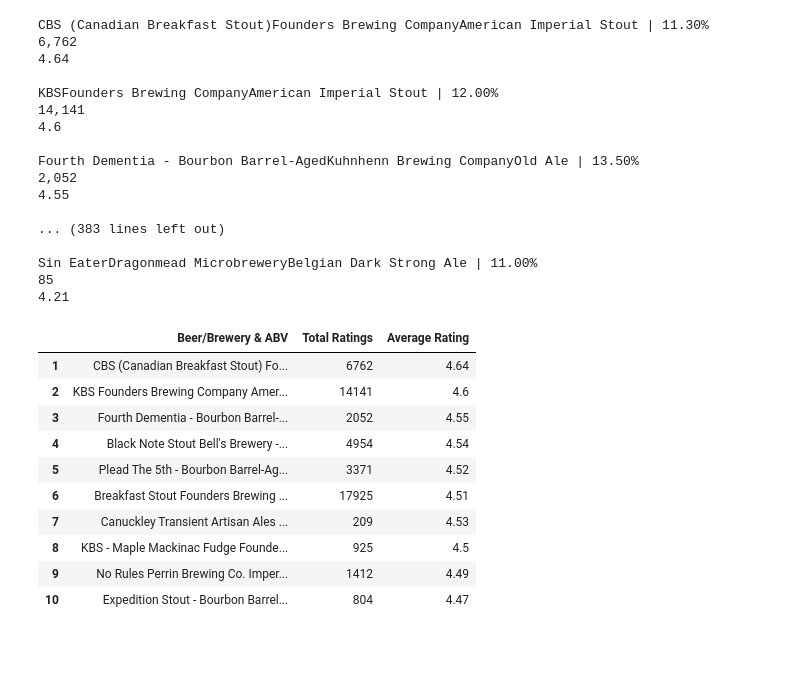
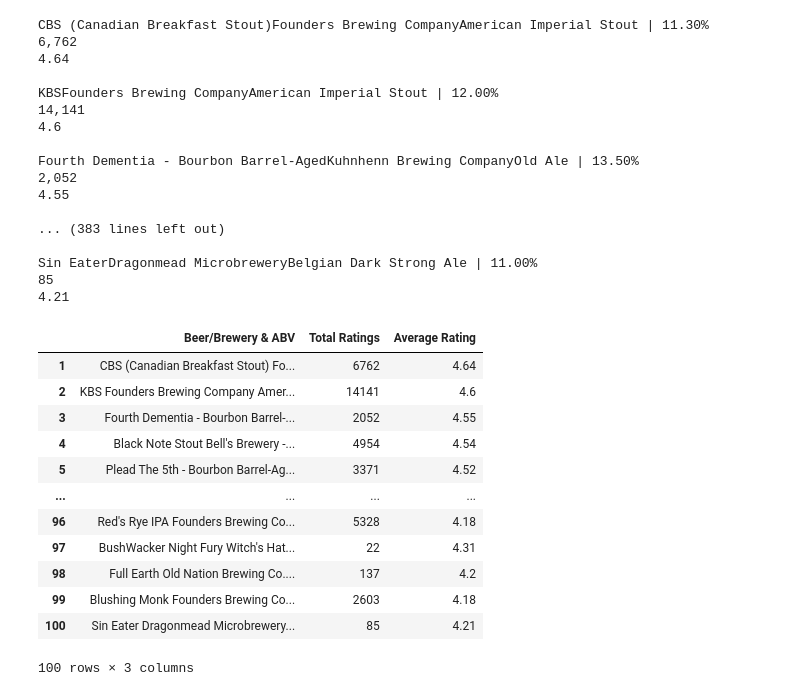
Before and after one commit to ALecznar/Craft_Beer_Project_3, a Jupyter notebook: beer_scraping.ipynb, the cells around one changed output. Drawn from its saved outputs; the diff is of its cells as text; code cells hidden in the pictures; blank space fills up the shorter version.

```diff
--- a/beer_scraping.ipynb
+++ b/beer_scraping.ipynb
@@ -64,31 +64,33 @@ Fourth Dementia - Bourbon Barrel-AgedKuhnhenn Brewing CompanyOld Ale | 13.50%
 Sin EaterDragonmead MicrobreweryBelgian Dark Strong Ale | 11.00%
 85
 4.21
-# %%
-beer_list_df = pd.read_html(webpage)
-
-# Select the first DataFrame from the list (you can specify the index you want)
-beer_list_df_2 = beer_list_df[0]
-
-# Drop columns 0 and 4 from the selected DataFrame
-beer_list_df_2 = beer_list_df_2.drop([0, 4], axis=1)
-
-# Rename the column headers
-beer_list_df_2.columns = ['Beer/Brewery & ABV', 'Total Ratings', 'Average Rating']
-
-# Drop the first row
-beer_list_df_2 = beer_list_df_2.iloc[1:]
-
-beer_list_df_2.head(10)
-# %% [output]
-|  | Beer/Brewery & ABV | Total Ratings | Average Rating |
-| 1 | CBS (Canadian Breakfast Stout) Fo... | 6762 | 4.64 |
-| 2 | KBS Founders Brewing Company Amer... | 14141 | 4.6 |
-| 3 | Fourth Dementia - Bourbon Barrel-... | 2052 | 4.55 |
-| 4 | Black Note Stout Bell's Brewery -... | 4954 | 4.54 |
-| 5 | Plead The 5th - Bourbon Barrel-Ag... | 3371 | 4.52 |
-| 6 | Breakfast Stout Founders Brewing ... | 17925 | 4.51 |
-| 7 | Canuckley Transient Artisan Ales ... | 209 | 4.53 |
-| 8 | KBS - Maple Mackinac Fudge Founde... | 925 | 4.5 |
-| 9 | No Rules Perrin Brewing Co. Imper... | 1412 | 4.49 |
-| 10 | Expedition Stout - Bourbon Barrel... | 804 | 4.47 |
+# %%
+beer_list_df = pd.read_html(webpage)
+
+# Select the first DataFrame from the list (you can specify the index you want)
+beer_list_df_2 = beer_list_df[0]
+
+# Drop columns 0 and 4 from the selected DataFrame
+beer_list_df_2 = beer_list_df_2.drop([0, 4], axis=1)
+
+# Rename the column headers
+beer_list_df_2.columns = ['Beer/Brewery & ABV', 'Total Ratings', 'Average Rating']
+
+# Drop the first row
+beer_list_df_2 = beer_list_df_2.iloc[1:]
+
+beer_list_df_2
+# %% [output]
+|  | Beer/Brewery & ABV | Total Ratings | Average Rating |
+| 1 | CBS (Canadian Breakfast Stout) Fo... | 6762 | 4.64 |
+| 2 | KBS Founders Brewing Company Amer... | 14141 | 4.6 |
+| 3 | Fourth Dementia - Bourbon Barrel-... | 2052 | 4.55 |
+| 4 | Black Note Stout Bell's Brewery -... | 4954 | 4.54 |
+| 5 | Plead The 5th - Bourbon Barrel-Ag... | 3371 | 4.52 |
+| ... | ... | ... | ... |
+| 96 | Red's Rye IPA Founders Brewing Co... | 5328 | 4.18 |
+| 97 | BushWacker Night Fury Witch's Hat... | 22 | 4.31 |
+| 98 | Full Earth Old Nation Brewing Co.... | 137 | 4.2 |
+| 99 | Blushing Monk Founders Brewing Co... | 2603 | 4.18 |
+| 100 | Sin Eater Dragonmead Microbrewery... | 85 | 4.21 |
+100 rows × 3 columns
```
Also changed, not shown: parts of 5 cells of this notebook, 4 other files.
